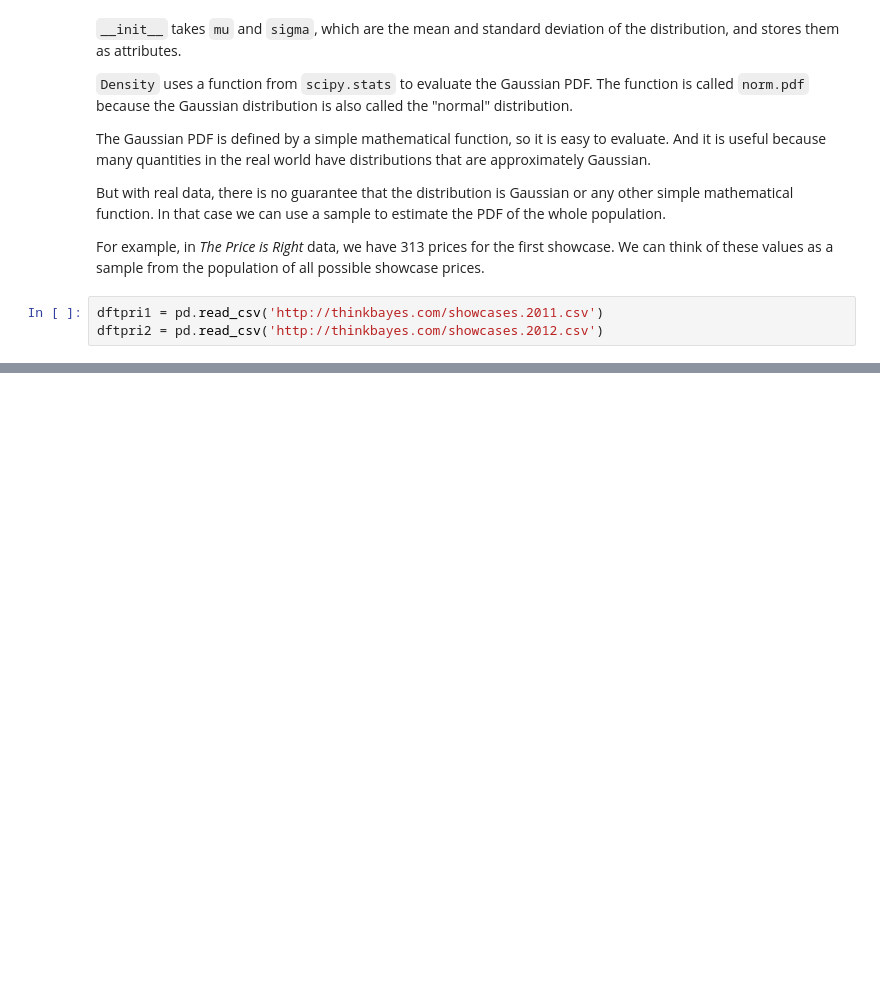
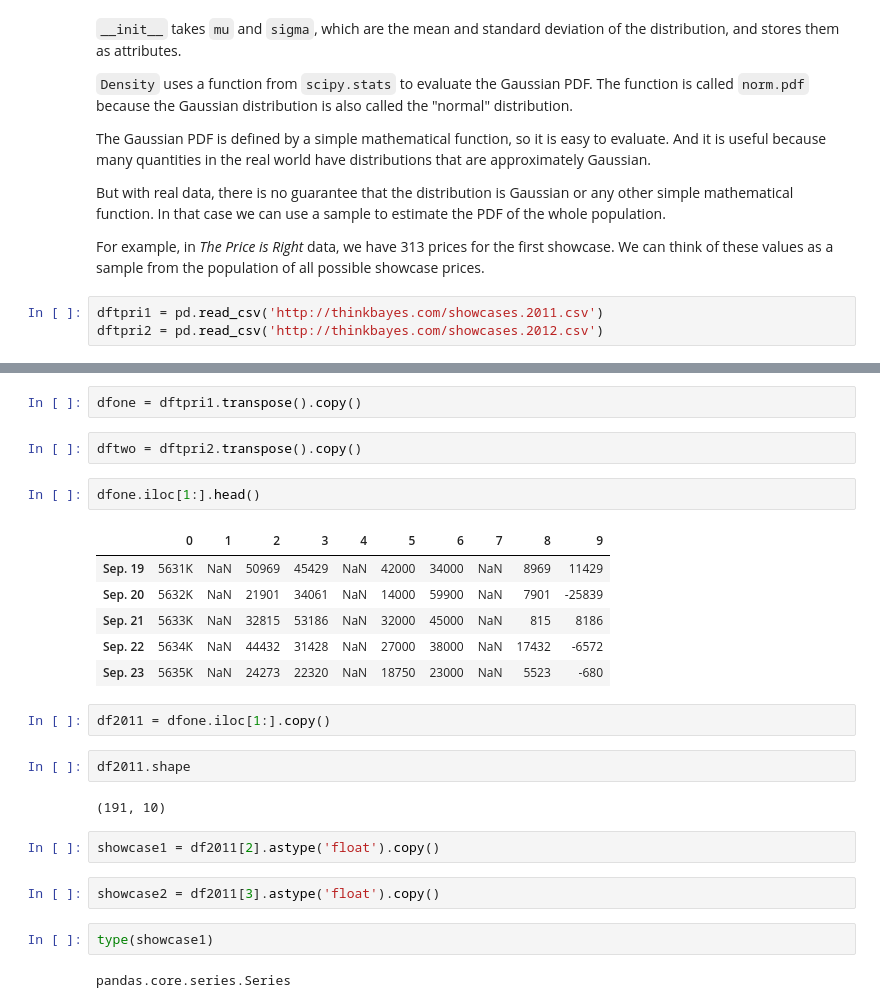
Before and after one commit to doolingdavid/ThinkBayes, a Jupyter notebook: code/newnotes.ipynb, the cells around one changed output, grey strips where cells are left out. Saved outputs shown, nothing was run; the diff lists cells and outputs as text; blank space fills up the shorter version.

```diff
--- a/code/newnotes.ipynb
+++ b/code/newnotes.ipynb
@@ -2665,0 +2681,27 @@ dftpri2 = pd.read_csv('http://thinkbayes.com/showcases.2012.csv')
+# %%
+dfone = dftpri1.transpose().copy()
+# %%
+dftwo = dftpri2.transpose().copy()
+# %%
+dfone.iloc[1:].head()
+# %% [output]
+|  | 0 | 1 | 2 | 3 | 4 | 5 | 6 | 7 | 8 | 9 |
+| Sep. 19 | 5631K | NaN | 50969 | 45429 | NaN | 42000 | 34000 | NaN | 8969 | 11429 |
+| Sep. 20 | 5632K | NaN | 21901 | 34061 | NaN | 14000 | 59900 | NaN | 7901 | -25839 |
+| Sep. 21 | 5633K | NaN | 32815 | 53186 | NaN | 32000 | 45000 | NaN | 815 | 8186 |
+| Sep. 22 | 5634K | NaN | 44432 | 31428 | NaN | 27000 | 38000 | NaN | 17432 | -6572 |
+| Sep. 23 | 5635K | NaN | 24273 | 22320 | NaN | 18750 | 23000 | NaN | 5523 | -680 |
+# %%
+df2011 = dfone.iloc[1:].copy()
+# %%
+df2011.shape
+# %% [output]
+(191, 10)
+# %%
+showcase1 = df2011[2].astype('float').copy()
+# %%
+showcase2 = df2011[3].astype('float').copy()
+# %%
+type(showcase1)
+# %% [output]
+pandas.core.series.Series
```
Also changed, not shown: parts of 12 cells of this notebook.
